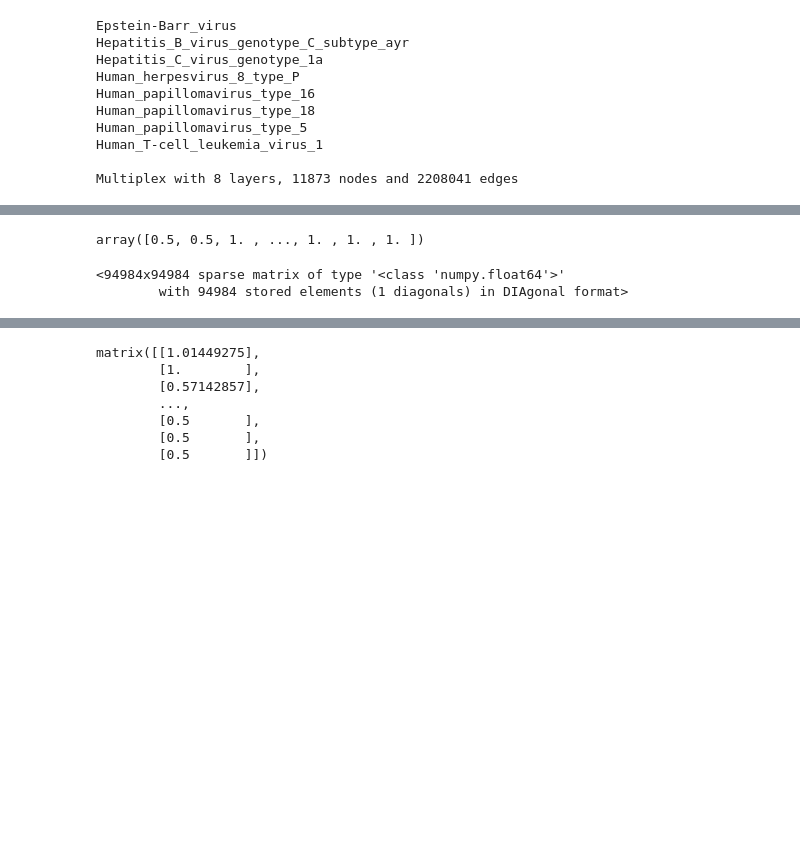
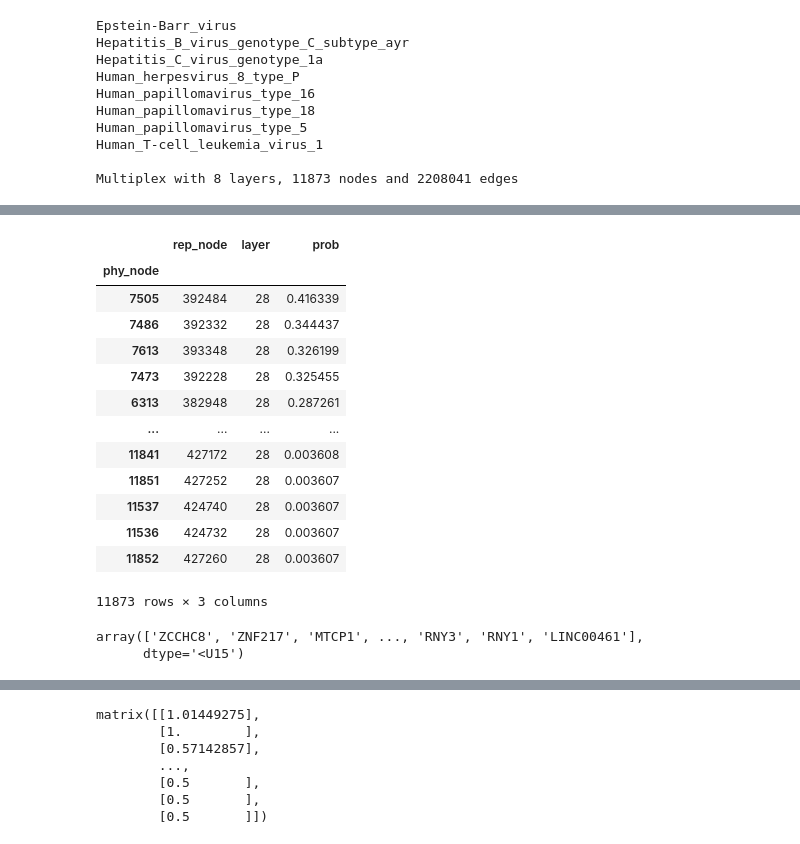
Before and after one commit to francescozambelli/OncoVirus_SarsCov2, a Jupyter notebook: Virus_Analysis_Multilayer.ipynb, the cells around one changed output, grey strips where cells are left out. Drawn from its saved outputs; the diff is of its cells as text; code cells hidden in the pictures; blank space fills up the shorter version.

```diff
--- a/Virus_Analysis_Multilayer.ipynb
+++ b/Virus_Analysis_Multilayer.ipynb
@@ -171,9 +116,65 @@ valss = np.where(comb_mat.sum(axis=1) != 0, 1 / comb_mat.sum(axis=1), 0).flatten
-# %%
-valss
-# %% [output]
-array([0.5, 0.5, 1. , ..., 1. , 1. , 1. ])
-# %%
-sps.diags(valss)
-# %% [output]
-<94984x94984 sparse matrix of type '<class 'numpy.float64'>'
-        with 94984 stored elements (1 diagonals) in DIAgonal format>
+# %%
+nodes= net_onco.Nodes
+layers = net_onco.Layers
+p_intra = 0.5
+supra_sum = np.array(supra_onco.sum(axis=0).tolist()[0])
+supra_nonz = supra_onco.nonzero()
+
+blocks = []
+norms=[]
+for l in range(layers):
+    #create the non_diagonal blocks: the diagonal entries are the number of non non-itrelayer
+    #connections he will
+    block = sps.identity(nodes).multiply(supra_sum[lll*nodes:(lll+layers)*nodes]-(layers-1))
+    blocks.append(block)
+
+mat =[]
+for la in range(layers):
+    norm_fac = np.sum(supra_sum.reshape(layers, nodes)[np.delete(np.arange(layers),la)]-(layers-1), axis=0)
+    norm_fac = np.where(norm_fac != 0, 1 / norm_fac, 0)
+    mat.append([blocks[i].multiply(norm_fac) for i in np.delete(np.arange(layers), la)])
+
+diag_blocks = []
+for la in range(layers):
+    t0_sum = np.array(list(tensor_onco[la].sum(axis=0)))[0][0]
+    t0_sum = np.where(t0_sum != 0, 1 / t0_sum, 0)
+
+    diag_blocks.append(tensor_onco[la].dot(sps.diags(t0_sum)).T)
+
+for i in range(layres):
+    mat[i].insert(i, diag_blocks[i])
+
+comb_mat =sps.vstack([sps.hstack(mat[i]) for i in range(layers)])
+
+valss = np.where(comb_mat.sum(axis=1) != 0, 1 / comb_mat.sum(axis=1), 0).flatten()
+
+def_mat = comb_mat.T.multiply(valss).T
+# %%
+l_eig = mxp.leading_eigenv_approx.leading_eigenv_approx(def_mat.T)[1]
+# %%
+res_df = pd.DataFrame({"rep_node": np.arange(def_mat.shape[0]),
+              "phy_node": np.arange(def_mat.shape[0])-((np.arange(def_mat.shape[0])//nodes)*nodes),
+              "layer": np.arange(def_mat.shape[0])//nodes,
+              "prob": l_eig})
+# %%
+res_df.groupby("phy_node").aggregate(sum).sort_values("prob", ascending=False)
+# %% [output]
+|  | rep_node | layer | prob |
+| phy_node |  |  |  |
+| 7505 | 392484 | 28 | 0.416339 |
+| 7486 | 392332 | 28 | 0.344437 |
+| 7613 | 393348 | 28 | 0.326199 |
+| 7473 | 392228 | 28 | 0.325455 |
+| 6313 | 382948 | 28 | 0.287261 |
+| ... | ... | ... | ... |
+| 11841 | 427172 | 28 | 0.003608 |
+| 11851 | 427252 | 28 | 0.003607 |
+| 11537 | 424740 | 28 | 0.003607 |
+| 11536 | 424732 | 28 | 0.003607 |
+| 11852 | 427260 | 28 | 0.003607 |
+11873 rows × 3 columns
+# %%
+np.array(list(net_onco.node_map.keys()))
+# %% [output]
+array(['ZCCHC8', 'ZNF217', 'MTCP1', ..., 'RNY3', 'RNY1', 'LINC00461'],
+      dtype='<U15')
```
Also changed, not shown: parts of 14 cells of this notebook, 1 other file.
